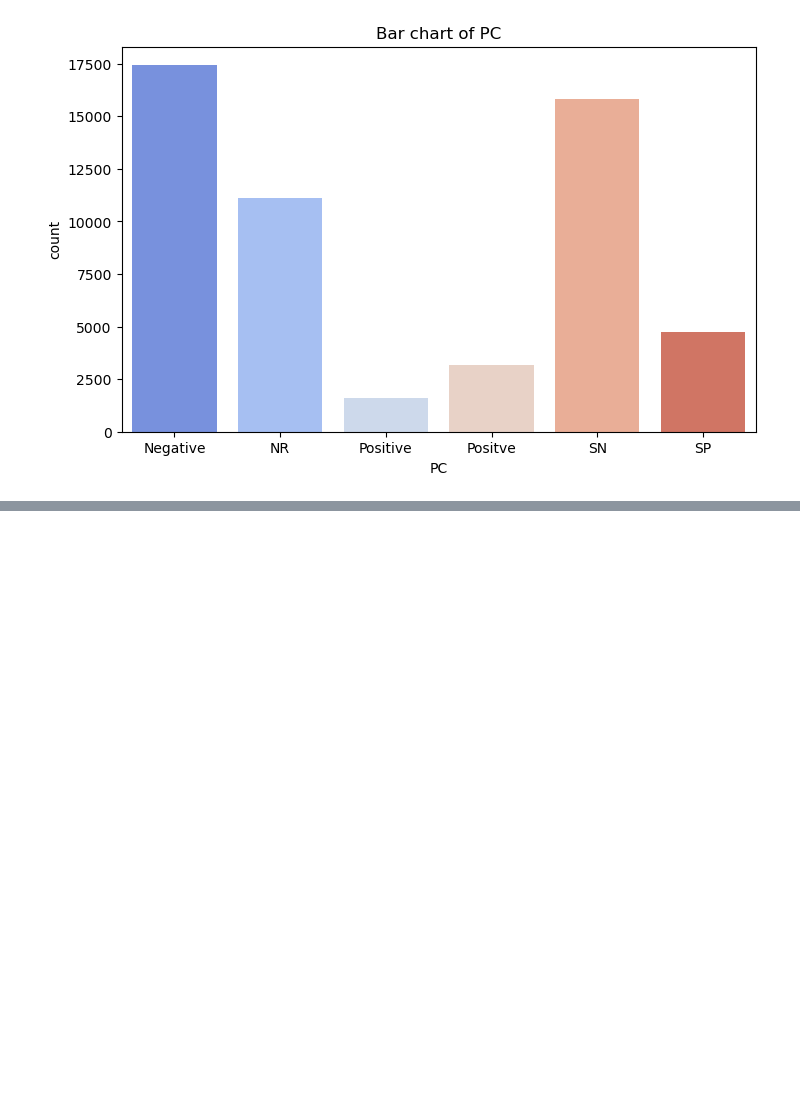
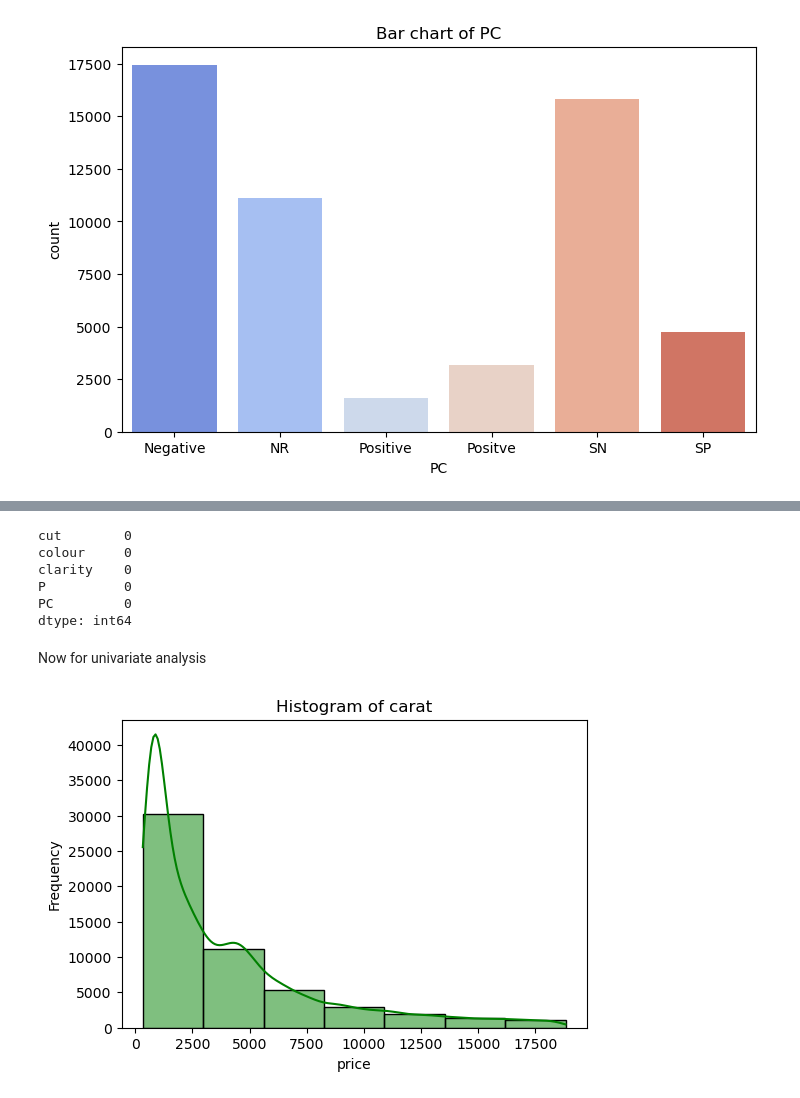
Before and after one commit to anitajn86/DATA-MINING-AND-ANALYTICS, a Jupyter notebook: PRACTICE 1/diamond pricing.ipynb, the cells around one changed output, grey strips where cells are left out. Drawn from its saved outputs; the diff is of its cells as text; code cells hidden in the pictures; blank space fills up the shorter version.

Commit message:
univariate analysis

```diff
--- a/PRACTICE 1/diamond pricing.ipynb
+++ b/PRACTICE 1/diamond pricing.ipynb
@@ -142,0 +161,21 @@ for col in catdiamonds:
+# %%
+catdiamonds.isna().sum()
+# %% [output]
+cut        0
+colour     0
+clarity    0
+P          0
+PC         0
+dtype: int64
+# %% [markdown]
+Now for univariate analysis
+# %%
+#histogram and boxplot for continuous variables
+plt.figure(figsize=(6,4))
+sb.histplot(contdiamonds['price'],bins=7,kde=True,color='green')
+plt.title('Histogram of carat')
+plt.xlabel('price')
+plt.ylabel('Frequency')
+plt.show()
+# %% [output]
+[figure, added]
```
Also changed, not shown: parts of 5 cells of this notebook, 1 other file.
